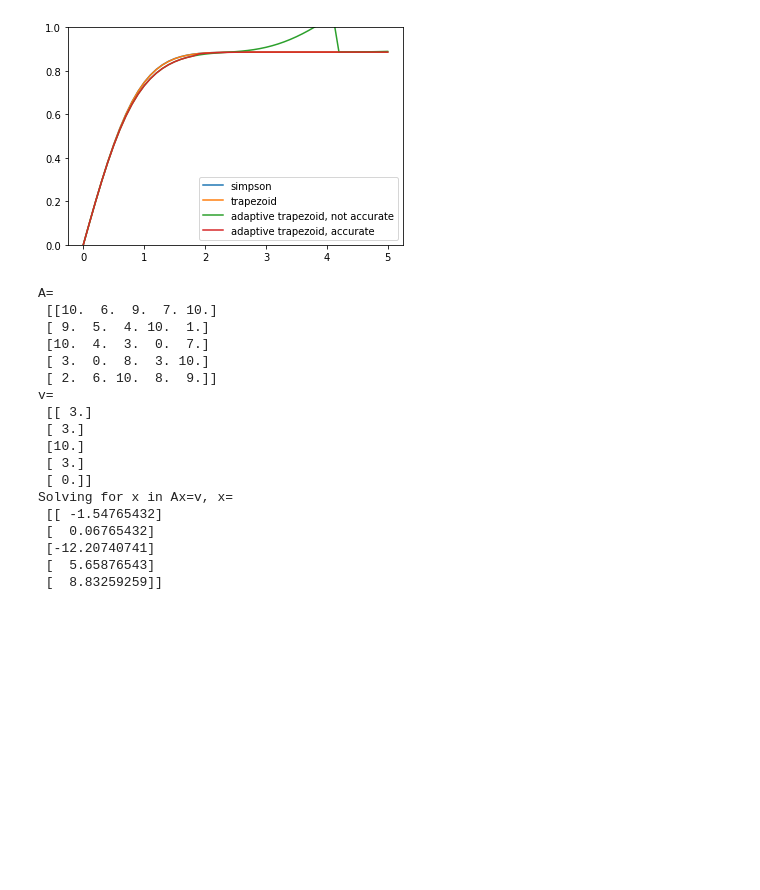
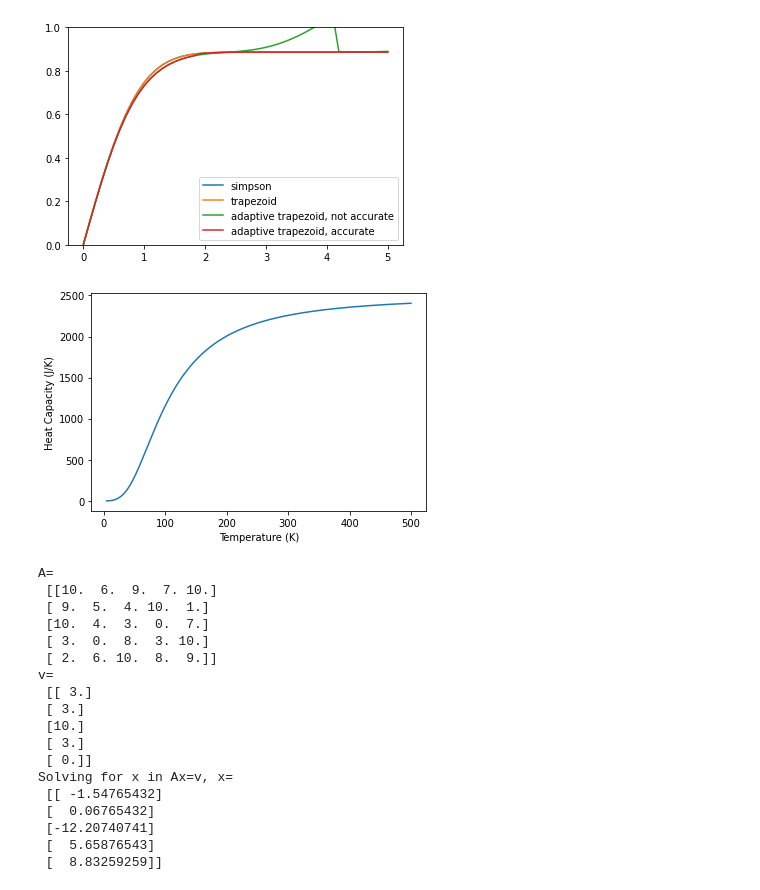
Before and after one commit to NIUCompPhys/Spring2021, a Jupyter notebook: temp2_pynb.ipynb, the cells around one changed output. Cells and saved outputs as stored; diff of their text form; code cells hidden in the pictures; blank space fills up the shorter version.

```diff
--- a/temp2_pynb.ipynb
+++ b/temp2_pynb.ipynb
@@ -208,6 +208,56 @@ legend()
 show()
 # %% [output]
 [figure]
+# %%
+### Exercise 5.9
+from math import exp,expm1
+from pylab import plot,show,xlabel,ylabel
+
+def simpson_simple(f, a, b, n):
+  h = (b - a) / n
+  s1 = 0.0
+  for k in range(1,n,2):
+    s1 += f(a+k*h)
+  s2 = 0.0
+  for k in range(2,n,2):
+    s2 += f(a+k*h)
+
+  s = f(a) + f(b)
+  s += 4 * s1
+  s += 2 * s2
+  return s * h / 3
+
+
+V = 0.001 ### Volume in cubic meters
+rho = 6.022e28 ### Number density of aluminum
+thetaD = 428.0 ### Debye temperature of aluminum
+kB = 1.38065e-23 ### Boltzmann's constant
+N = 500
+
+# Integrand
+def f(x):
+  return(x**4)*exp(x)/(expm1(x)**2) ### expm1 is useful here for small x!
+
+### Function to compute cv, using simpson
+def cv(T):
+  a = 0.000001 ### can't set to zero, or we divide by zero
+  b = thetaD/T
+  return 9*V*rho*kB*((T/thetaD)**3)*simpson_simple(f,a,b,N)
+
+### main program, and plotting
+tpoints = []
+cpoints = []
+
+for T in range(5,501):
+  tpoints.append(T)
+  cpoints.append(cv(T))
+
+plot(tpoints,cpoints)
+xlabel("Temperature (K)")
+ylabel("Heat Capacity (J/K)")
+show()
+# %% [output]
+[figure, added]
 # %%
 import numpy as np
 import random as rand
```
Also changed, not shown: parts of 1 cell of this notebook.
